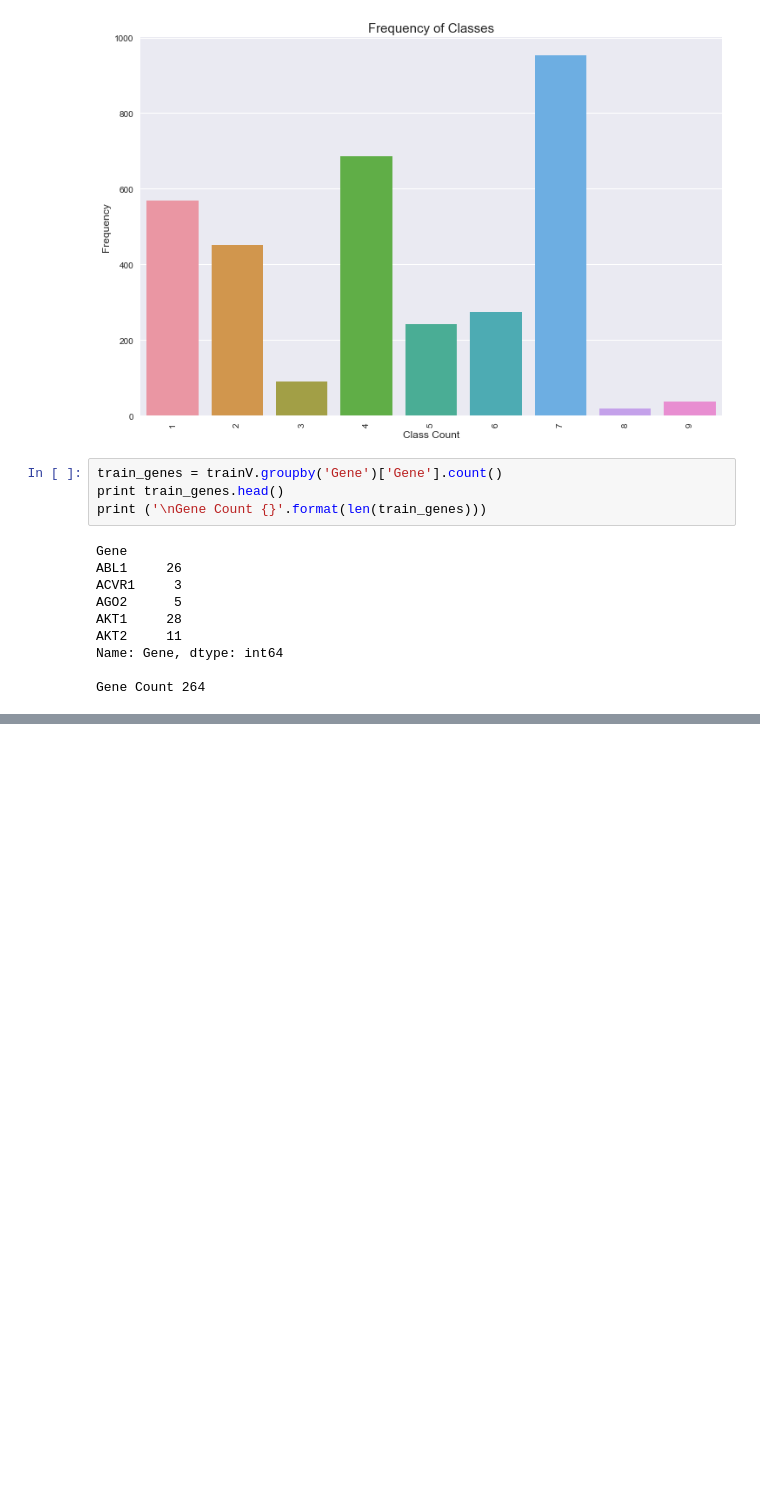
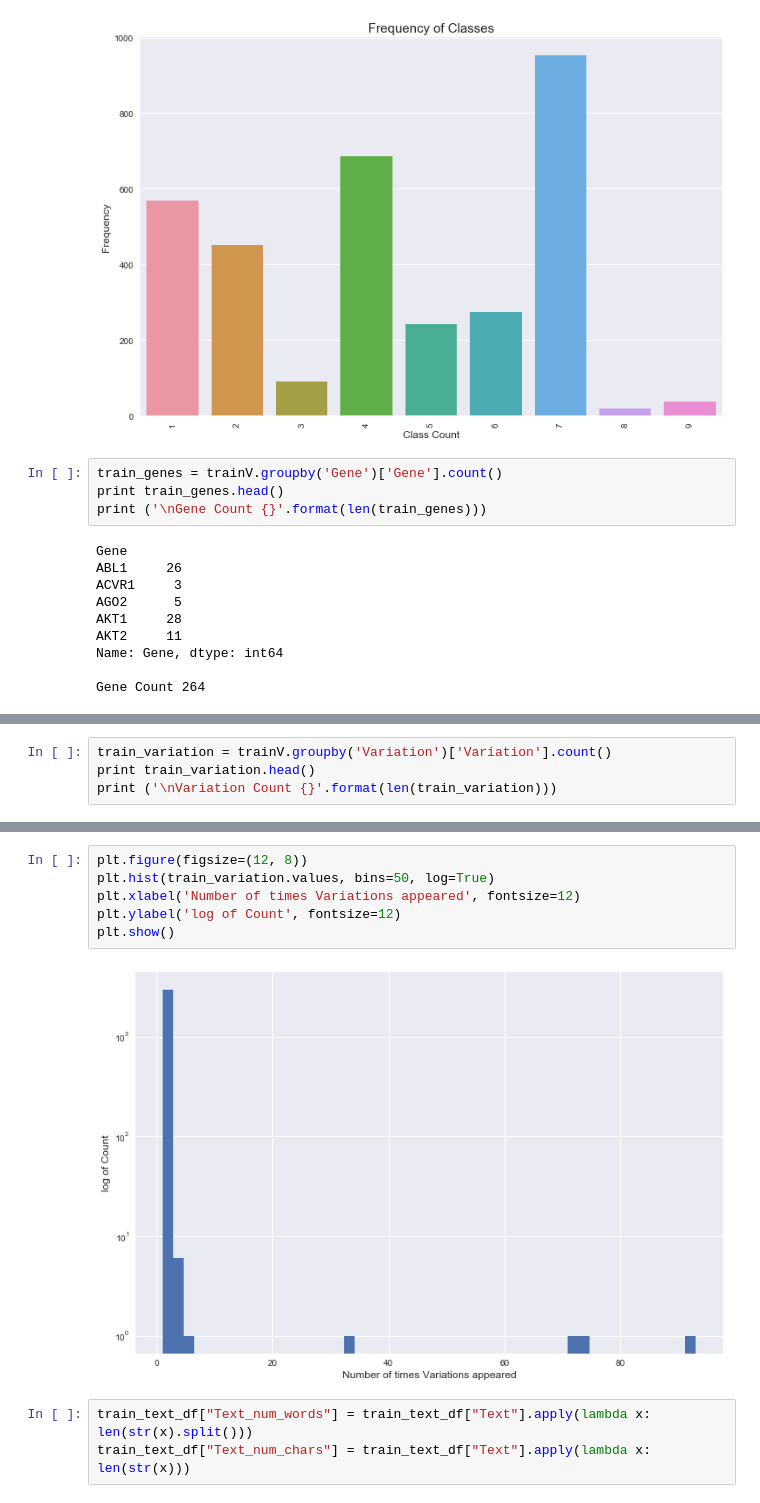
Before and after one commit to saurabhrpi/Personalized-Medicine-Redifining-Cancer-Treatment, a Jupyter notebook: Personalized Medicine.ipynb, the cells around one changed output, grey strips where cells are left out. Saved outputs shown, nothing was run; the diff lists cells and outputs as text; blank space fills up the shorter version.

```diff
--- a/Personalized Medicine.ipynb
+++ b/Personalized Medicine.ipynb
@@ -116,0 +125,4 @@ Gene Count 264
+# %%
+train_variation = trainV.groupby('Variation')['Variation'].count()
+print train_variation.head()
+print ('\nVariation Count {}'.format(len(train_variation)))
@@ -116,0 +139,11 @@ Gene Count 264
+# %%
+plt.figure(figsize=(12, 8))
+plt.hist(train_variation.values, bins=50, log=True)
+plt.xlabel('Number of times Variations appeared', fontsize=12)
+plt.ylabel('log of Count', fontsize=12)
+plt.show()
+# %% [output]
+[figure, added]
+# %%
+train_text_df["Text_num_words"] = train_text_df["Text"].apply(lambda x: len(str(x).split()))
+train_text_df["Text_num_chars"] = train_text_df["Text"].apply(lambda x: len(str(x)))
```
Also changed, not shown: parts of 4 cells of this notebook.
